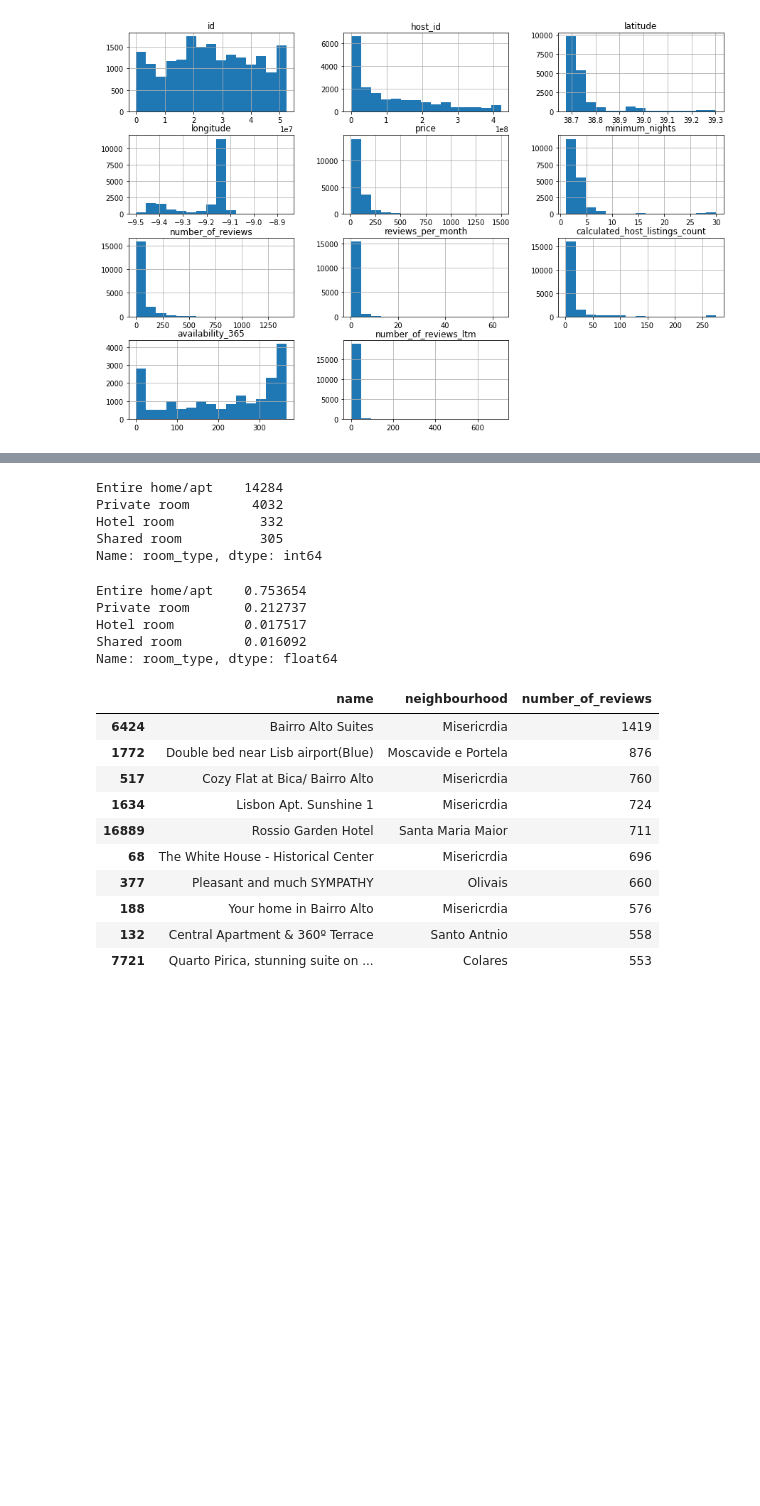
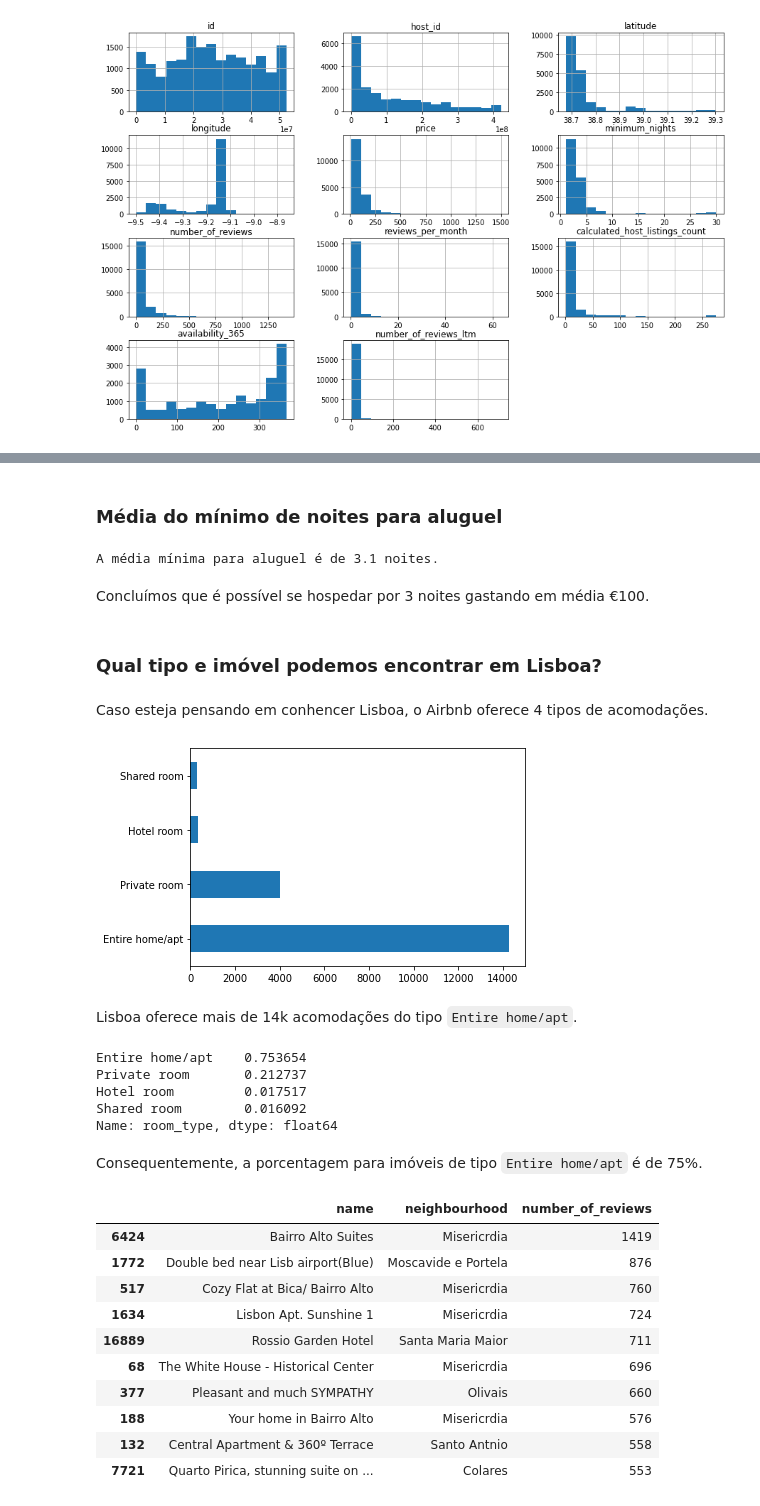
Before and after one commit to abe2701/data_science, a Jupyter notebook: Analisando_os_Dados_do_Airbnb_Lisboa.ipynb, the cells around one changed output, grey strips where cells are left out. Saved outputs shown, nothing was run; the diff lists cells and outputs as text; code cells hidden in the pictures; blank space fills up the shorter version.

Commit message:
Inclusão de imagens e ajustes de texto

```diff
--- a/Analisando_os_Dados_do_Airbnb_Lisboa.ipynb
+++ b/Analisando_os_Dados_do_Airbnb_Lisboa.ipynb
@@ -245,12 +231,24 @@ display(corr)
+# %% [markdown]
+### **Média do mínimo de noites para aluguel**
+# %%
+# ver a média da coluna `minimum_night
+print('A média mínima para aluguel é de {:.2} noites.'.format(df_clean.minimum_nights.mean()))
+# %% [output]
+A média mínima para aluguel é de 3.1 noites.
+# %% [markdown]
+Concluímos que é possível se hospedar por 3 noites gastando em média €100.
+# %% [markdown]
+### **Qual tipo e imóvel podemos encontrar em Lisboa?**
+# %% [markdown]
+Caso esteja pensando em conhencer Lisboa, o Airbnb oferece 4 tipos de acomodações.
 # %%
 # mostrar a quantidade de cada tipo de imóvel disponível
-df_clean.room_type.value_counts()
+df_room_type = df_clean.room_type.value_counts()
+ax = df_room_type.plot.barh()
 # %% [output]
-Entire home/apt    14284
-Private room        4032
-Hotel room           332
-Shared room          305
-Name: room_type, dtype: int64
+[figure, added]
+# %% [markdown]
+Lisboa oferece mais de 14k acomodações do tipo `Entire home/apt`.
 # %%
 # mostrar a porcentagem de cada tipo de imóvel disponível
 df_clean.room_type.value_counts() / df_clean.shape[0]
@@ -260,6 +258,8 @@ Private room       0.212737
 Hotel room         0.017517
 Shared room        0.016092
 Name: room_type, dtype: float64
+# %% [markdown]
+Consequentemente, a porcentagem para imóveis de tipo `Entire home/apt` é de 75%.
 # %%
 # top 10 imóveis com mais avalições em Lisboa
 df_clean[['name','neighbourhood','number_of_reviews']].sort_values(by='number_of_reviews',ascending=False)[:10]
```
Also changed, not shown: parts of 25 cells of this notebook.
